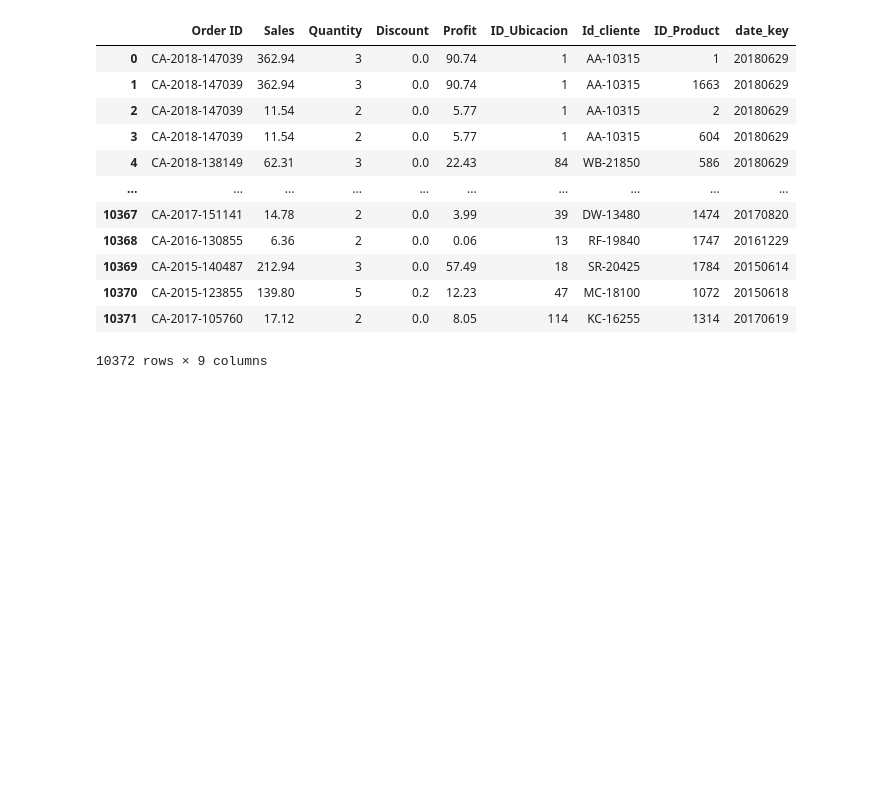
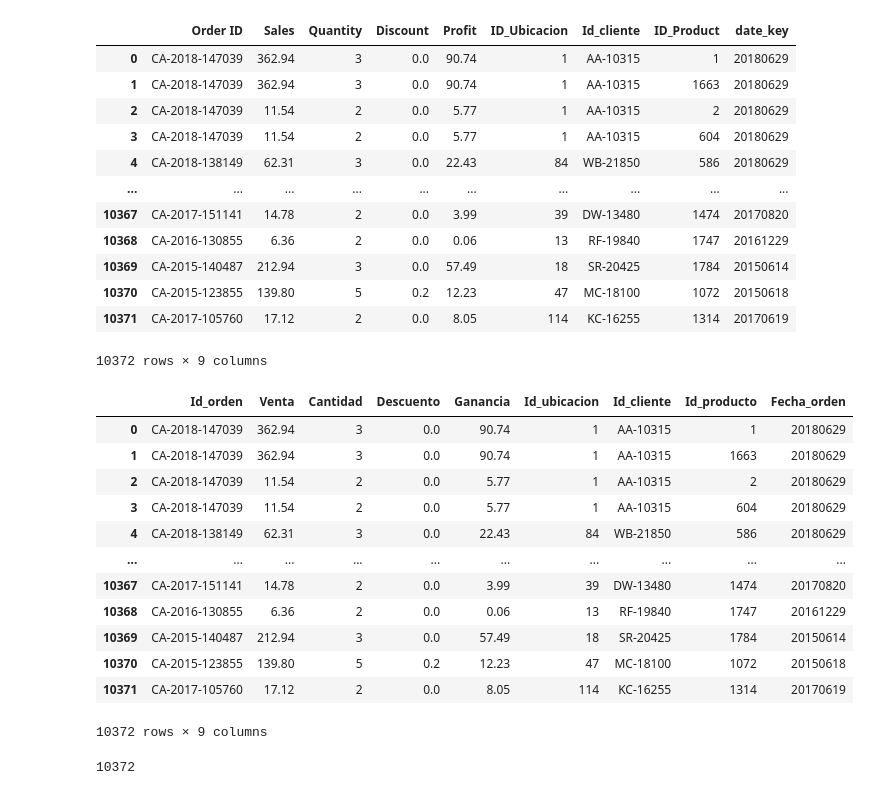
Before and after one commit to fhprime/Proyecto-Final-Ciencia-de-Datos, a Jupyter notebook: Proyecto.ipynb, the cells around one changed output. Cells and saved outputs as stored; diff of their text form; code cells hidden in the pictures; blank space fills up the shorter version.

```diff
--- a/Proyecto.ipynb
+++ b/Proyecto.ipynb
@@ -504,3 +504,26 @@ join_table
 | 10370 | CA-2015-123855 | 139.80 | 5 | 0.2 | 12.23 | 47 | MC-18100 | 1072 | 20150618 |
 | 10371 | CA-2017-105760 | 17.12 | 2 | 0.0 | 8.05 | 114 | KC-16255 | 1314 | 20170619 |
 10372 rows × 9 columns
+# %%
+nombres_fact = {'Order ID': 'Id_orden', 'date_key': 'Fecha_orden','ID_Ubicacion':'Id_ubicacion', 'Id_cliente': 'Id_cliente', 'ID_Product': 'Id_producto', 'Sales':'Venta','Quantity': 'Cantidad','Discount': 'Descuento','Profit': 'Ganancia'}
+join_table.rename(columns = nombres_fact, inplace = True)
+join_table
+# %% [output]
+|  | Id_orden | Venta | Cantidad | Descuento | Ganancia | Id_ubicacion | Id_cliente | Id_producto | Fecha_orden |
+| 0 | CA-2018-147039 | 362.94 | 3 | 0.0 | 90.74 | 1 | AA-10315 | 1 | 20180629 |
+| 1 | CA-2018-147039 | 362.94 | 3 | 0.0 | 90.74 | 1 | AA-10315 | 1663 | 20180629 |
+| 2 | CA-2018-147039 | 11.54 | 2 | 0.0 | 5.77 | 1 | AA-10315 | 2 | 20180629 |
+| 3 | CA-2018-147039 | 11.54 | 2 | 0.0 | 5.77 | 1 | AA-10315 | 604 | 20180629 |
+| 4 | CA-2018-138149 | 62.31 | 3 | 0.0 | 22.43 | 84 | WB-21850 | 586 | 20180629 |
+| ... | ... | ... | ... | ... | ... | ... | ... | ... | ... |
+| 10367 | CA-2017-151141 | 14.78 | 2 | 0.0 | 3.99 | 39 | DW-13480 | 1474 | 20170820 |
+| 10368 | CA-2016-130855 | 6.36 | 2 | 0.0 | 0.06 | 13 | RF-19840 | 1747 | 20161229 |
+| 10369 | CA-2015-140487 | 212.94 | 3 | 0.0 | 57.49 | 18 | SR-20425 | 1784 | 20150614 |
+| 10370 | CA-2015-123855 | 139.80 | 5 | 0.2 | 12.23 | 47 | MC-18100 | 1072 | 20150618 |
+| 10371 | CA-2017-105760 | 17.12 | 2 | 0.0 | 8.05 | 114 | KC-16255 | 1314 | 20170619 |
+10372 rows × 9 columns
+# %%
+#insertamos en dimension de producto
+join_table.to_sql('Fact_super', mysql_driver, index=False, if_exists='append')
+# %% [output]
+10372
```
